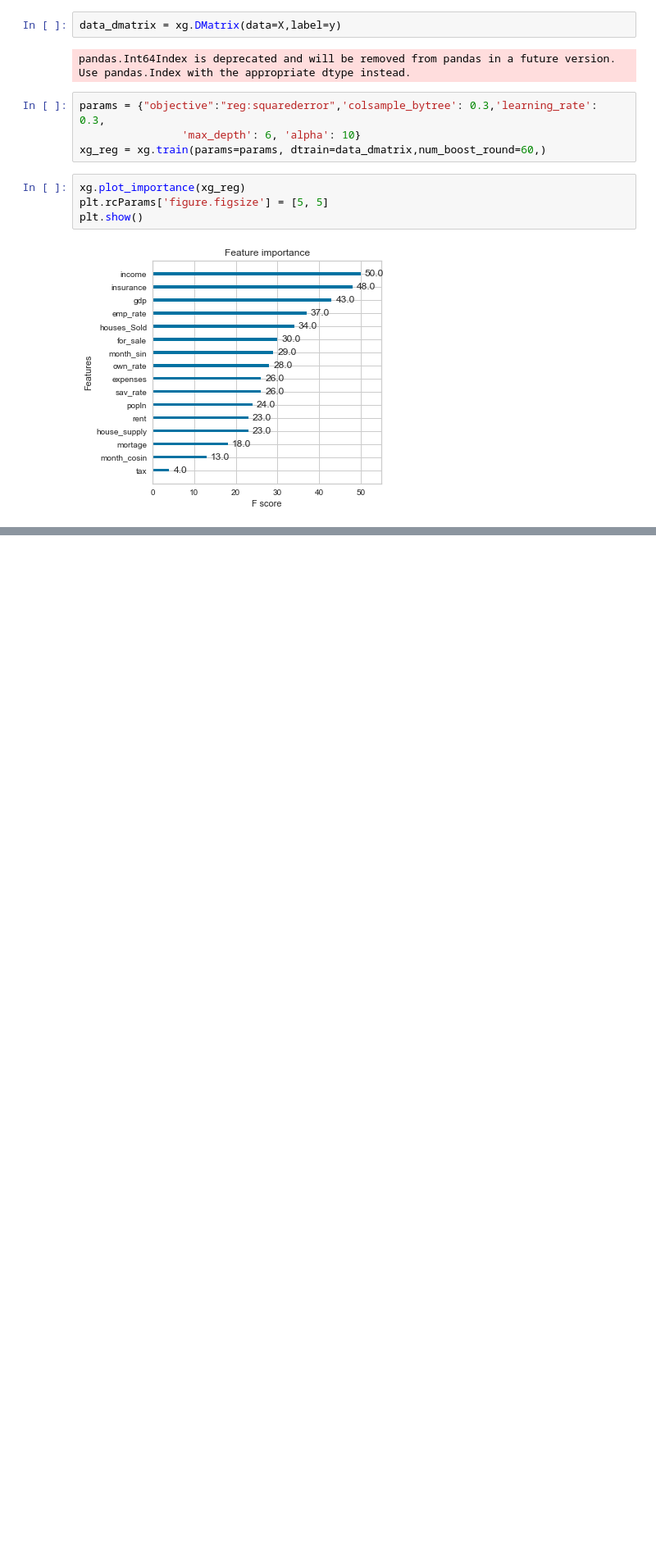
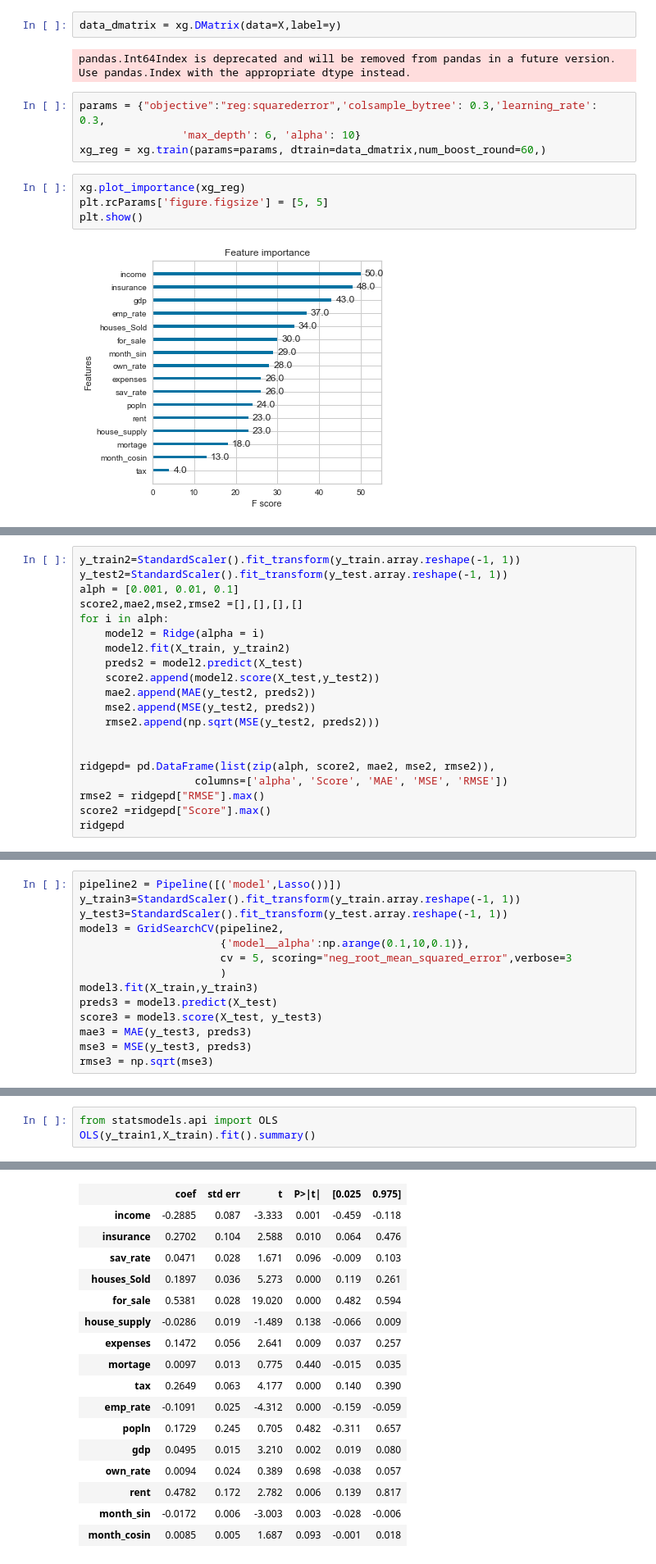
Before and after one commit to sandeepsethu/HousingPrices, a Jupyter notebook: Housing Price Model.ipynb, the cells around one changed output, grey strips where cells are left out. Shown at 82% size. Saved outputs shown, nothing was run; the diff lists cells and outputs as text; blank space fills up the shorter version.

```diff
--- a/Housing Price Model.ipynb
+++ b/Housing Price Model.ipynb
@@ -487,0 +357,20 @@ Ridge regression scores best in terms of prediction, however,Linear Regression i
+# %%
+y_train2=StandardScaler().fit_transform(y_train.array.reshape(-1, 1))
+y_test2=StandardScaler().fit_transform(y_test.array.reshape(-1, 1))
+alph = [0.001, 0.01, 0.1]
+score2,mae2,mse2,rmse2 =[],[],[],[]
+for i in alph:
+    model2 = Ridge(alpha = i)
+    model2.fit(X_train, y_train2)
+    preds2 = model2.predict(X_test)
+    score2.append(model2.score(X_test,y_test2))
+    mae2.append(MAE(y_test2, preds2))
+    mse2.append(MSE(y_test2, preds2))
+    rmse2.append(np.sqrt(MSE(y_test2, preds2)))
+
+
+ridgepd= pd.DataFrame(list(zip(alph, score2, mae2, mse2, rmse2)),
+                  columns=['alpha', 'Score', 'MAE', 'MSE', 'RMSE'])
+rmse2 = ridgepd["RMSE"].max()
+score2 =ridgepd["Score"].max()
+ridgepd
@@ -487,0 +384,14 @@ Ridge regression scores best in terms of prediction, however,Linear Regression i
+# %%
+pipeline2 = Pipeline([('model',Lasso())])
+y_train3=StandardScaler().fit_transform(y_train.array.reshape(-1, 1))
+y_test3=StandardScaler().fit_transform(y_test.array.reshape(-1, 1))
+model3 = GridSearchCV(pipeline2,
+                      {'model__alpha':np.arange(0.1,10,0.1)},
+                      cv = 5, scoring="neg_root_mean_squared_error",verbose=3
+                      )
+model3.fit(X_train,y_train3)
+preds3 = model3.predict(X_test)
+score3 = model3.score(X_test, y_test3)
+mae3 = MAE(y_test3, preds3)
+mse3 = MSE(y_test3, preds3)
+rmse3 = np.sqrt(mse3)
@@ -487,0 +458,4 @@ Ridge regression scores best in terms of prediction, however,Linear Regression i
+# %%
+from statsmodels.api import OLS
+OLS(y_train1,X_train).fit().summary()
+# %% [output]
@@ -487,0 +472,17 @@ Ridge regression scores best in terms of prediction, however,Linear Regression i
+|  | coef | std err | t | P>|t| | [0.025 | 0.975] |
+| income | -0.2885 | 0.087 | -3.333 | 0.001 | -0.459 | -0.118 |
+| insurance | 0.2702 | 0.104 | 2.588 | 0.010 | 0.064 | 0.476 |
+| sav_rate | 0.0471 | 0.028 | 1.671 | 0.096 | -0.009 | 0.103 |
+| houses_Sold | 0.1897 | 0.036 | 5.273 | 0.000 | 0.119 | 0.261 |
+| for_sale | 0.5381 | 0.028 | 19.020 | 0.000 | 0.482 | 0.594 |
+| house_supply | -0.0286 | 0.019 | -1.489 | 0.138 | -0.066 | 0.009 |
+| expenses | 0.1472 | 0.056 | 2.641 | 0.009 | 0.037 | 0.257 |
+| mortage | 0.0097 | 0.013 | 0.775 | 0.440 | -0.015 | 0.035 |
+| tax | 0.2649 | 0.063 | 4.177 | 0.000 | 0.140 | 0.390 |
+| emp_rate | -0.1091 | 0.025 | -4.312 | 0.000 | -0.159 | -0.059 |
+| popln | 0.1729 | 0.245 | 0.705 | 0.482 | -0.311 | 0.657 |
+| gdp | 0.0495 | 0.015 | 3.210 | 0.002 | 0.019 | 0.080 |
+| own_rate | 0.0094 | 0.024 | 0.389 | 0.698 | -0.038 | 0.057 |
+| rent | 0.4782 | 0.172 | 2.782 | 0.006 | 0.139 | 0.817 |
+| month_sin | -0.0172 | 0.006 | -3.003 | 0.003 | -0.028 | -0.006 |
+| month_cosin | 0.0085 | 0.005 | 1.687 | 0.093 | -0.001 | 0.018 |
```
Also changed, not shown: parts of 56 cells of this notebook.
